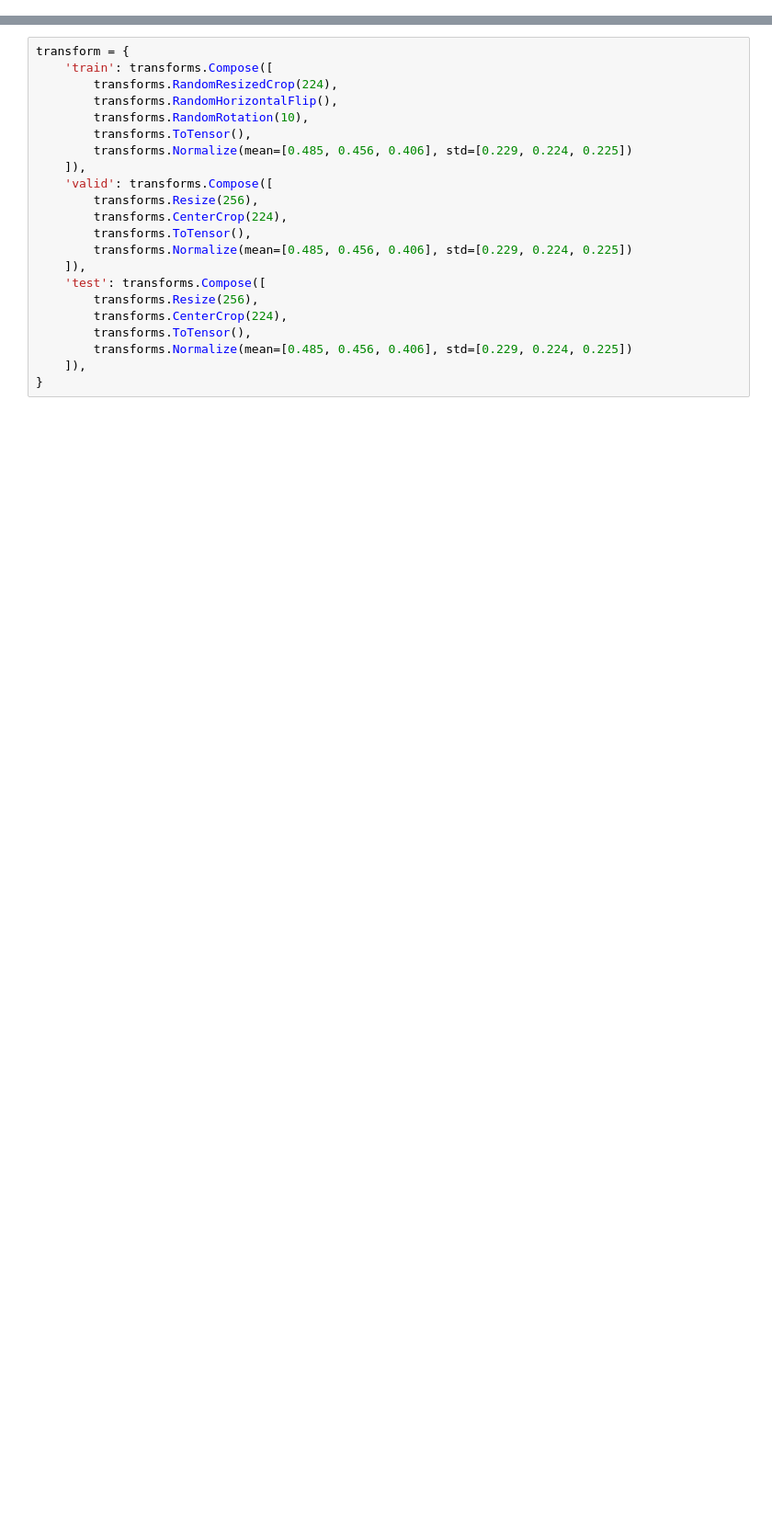
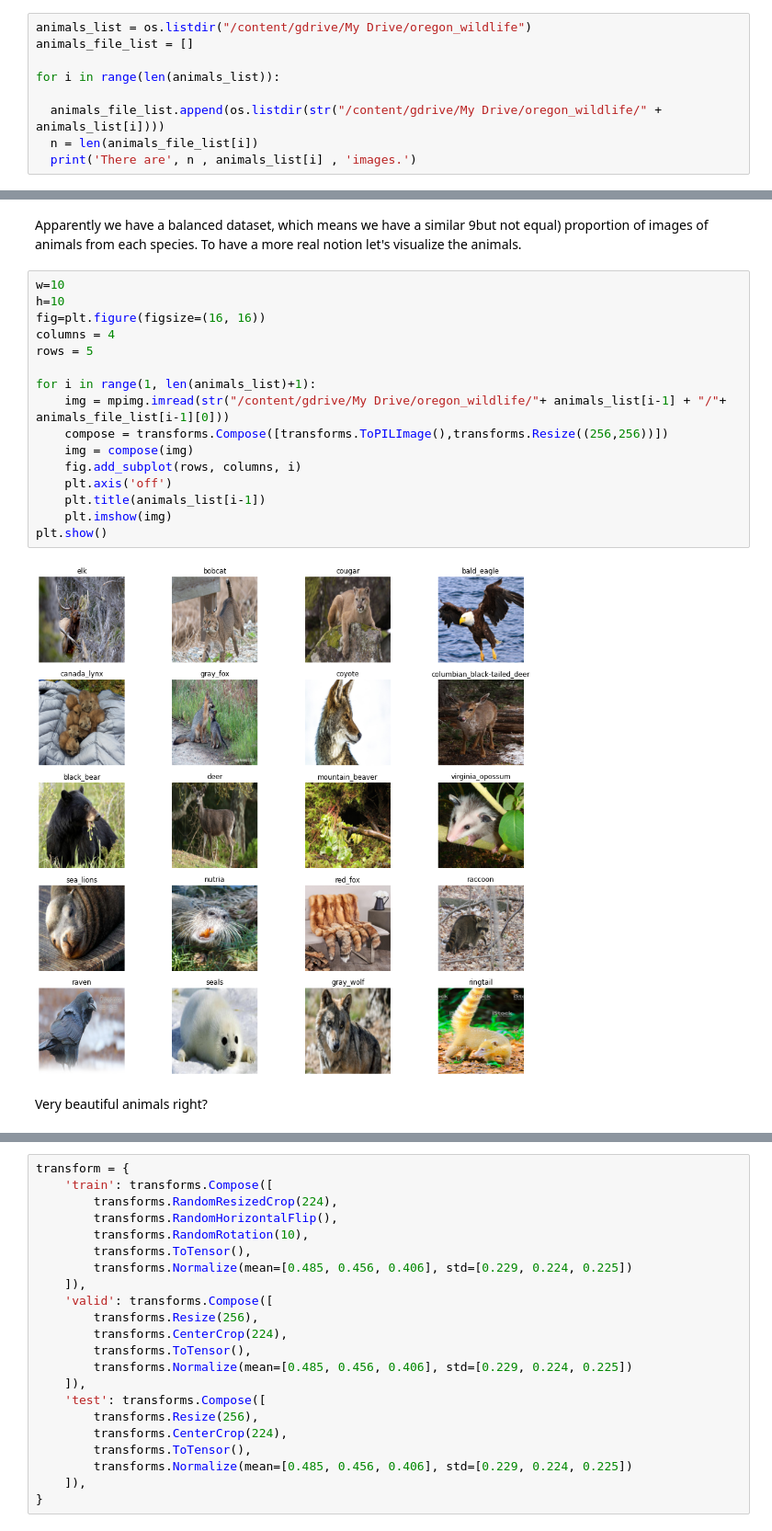
Before and after one commit to Agewerc/wildlifeComputerVision, a Jupyter notebook: wild_animal_computer_vision.ipynb, the cells around one changed output, grey strips where cells are left out. Shown at 92% size. Saved outputs shown, nothing was run; the diff lists cells and outputs as text; blank space fills up the shorter version.

```diff
--- a/wild_animal_computer_vision.ipynb
+++ b/wild_animal_computer_vision.ipynb
@@ -110,0 +84,9 @@ There are 728 total virginia_opossum images.
+# %%
+animals_list = os.listdir("/content/gdrive/My Drive/oregon_wildlife")
+animals_file_list = []
+
+for i in range(len(animals_list)):
+
+  animals_file_list.append(os.listdir(str("/content/gdrive/My Drive/oregon_wildlife/" + animals_list[i])))
+  n = len(animals_file_list[i])
+  print('There are', n , animals_list[i] , 'images.')
@@ -110,0 +114,23 @@ There are 728 total virginia_opossum images.
+# %% [markdown]
+Apparently we have a balanced dataset,  which means we have a similar 9but not equal) proportion of images of animals from each species.
+To have a more real notion let's visualize the animals.
+# %%
+w=10
+h=10
+fig=plt.figure(figsize=(16, 16))
+columns = 4
+rows = 5
+
+for i in range(1, len(animals_list)+1):
+    img = mpimg.imread(str("/content/gdrive/My Drive/oregon_wildlife/"+ animals_list[i-1] + "/"+ animals_file_list[i-1][0]))
+    compose = transforms.Compose([transforms.ToPILImage(),transforms.Resize((256,256))])
+    img = compose(img)
+    fig.add_subplot(rows, columns, i)
+    plt.axis('off')
+    plt.title(animals_list[i-1])
+    plt.imshow(img)
+plt.show()
+# %% [output]
+[figure, added]
+# %% [markdown]
+Very beautiful animals right?
```
Also changed, not shown: parts of 38 cells of this notebook.
